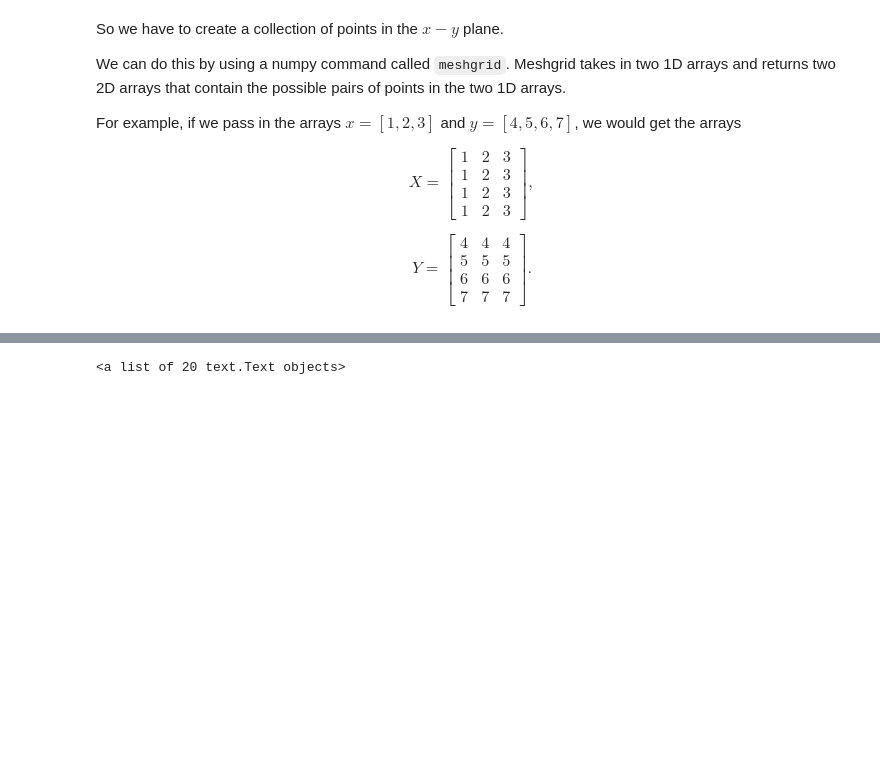
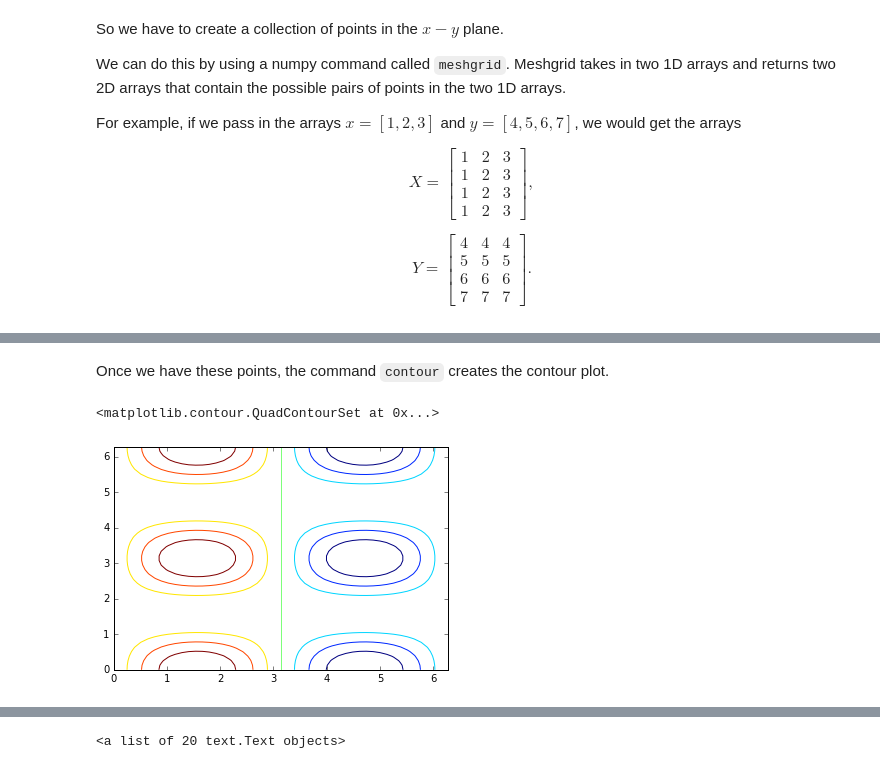
Before and after one commit to lukasbystricky/ISC-3313, a Jupyter notebook: lectures/chapter3/3-more_matplotlib.ipynb, the cells around one changed output, grey strips where cells are left out. Saved outputs shown, nothing was run; the diff lists cells and outputs as text; code cells hidden in the pictures; blank space fills up the shorter version.

```diff
--- a/lectures/chapter3/3-more_matplotlib.ipynb
+++ b/lectures/chapter3/3-more_matplotlib.ipynb
@@ -94,0 +99,12 @@ $$Y = \begin{bmatrix} 4 & 4 & 4\\ 5& 5& 5\\6 & 6 & 6\\7 & 7& 7\end{bmatrix}.$$
+# %% [markdown]
+Once we have these points, the command `contour` creates the contour plot.
+# %%
+x = np.linspace(0,2*np.pi)
+y = np.linspace(0,2*np.pi)
+
+X,Y = np.meshgrid(x,y)
+
+plt.contour(X,Y,np.sin(X)*np.cos(Y)**2)
+# %% [output]
+<matplotlib.contour.QuadContourSet at 0x...>
+[figure, added]
```
Also changed, not shown: parts of 10 cells of this notebook.
